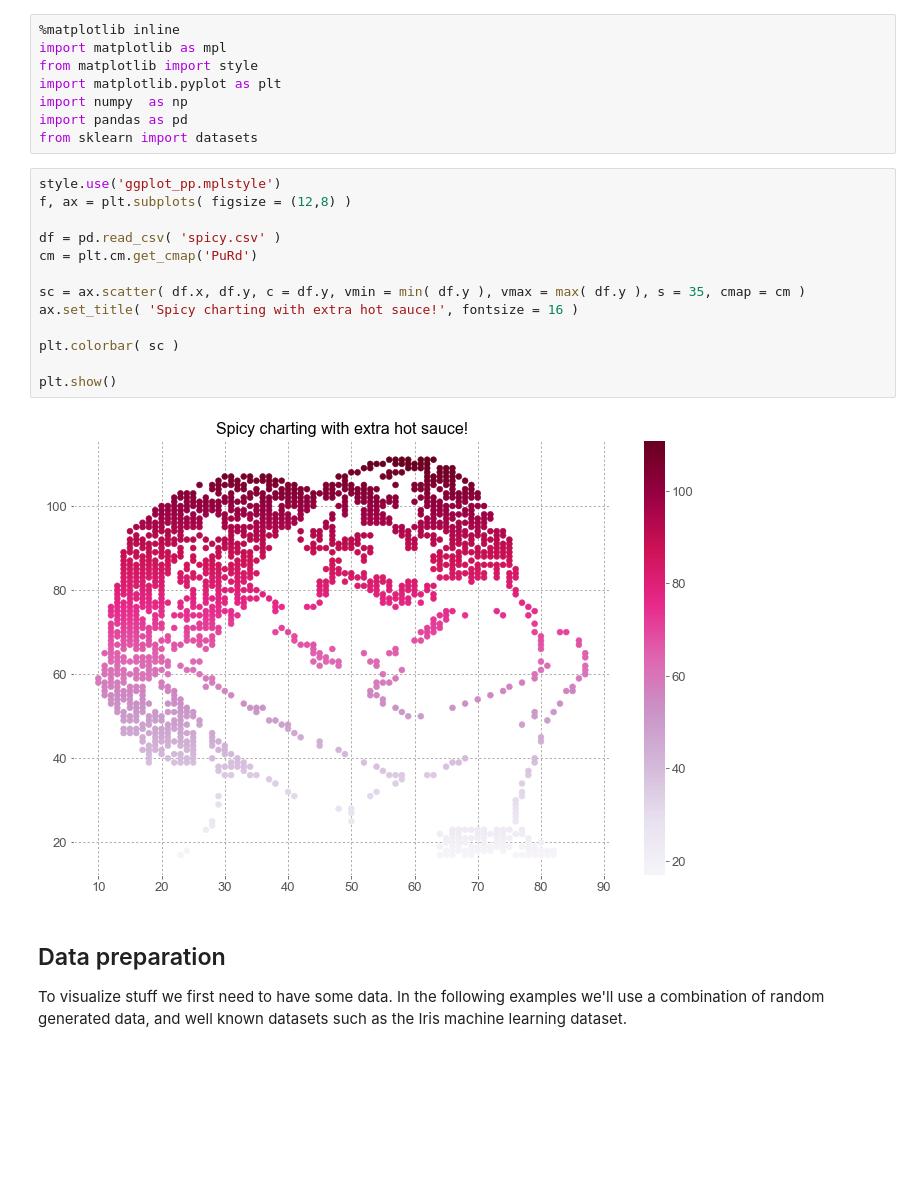
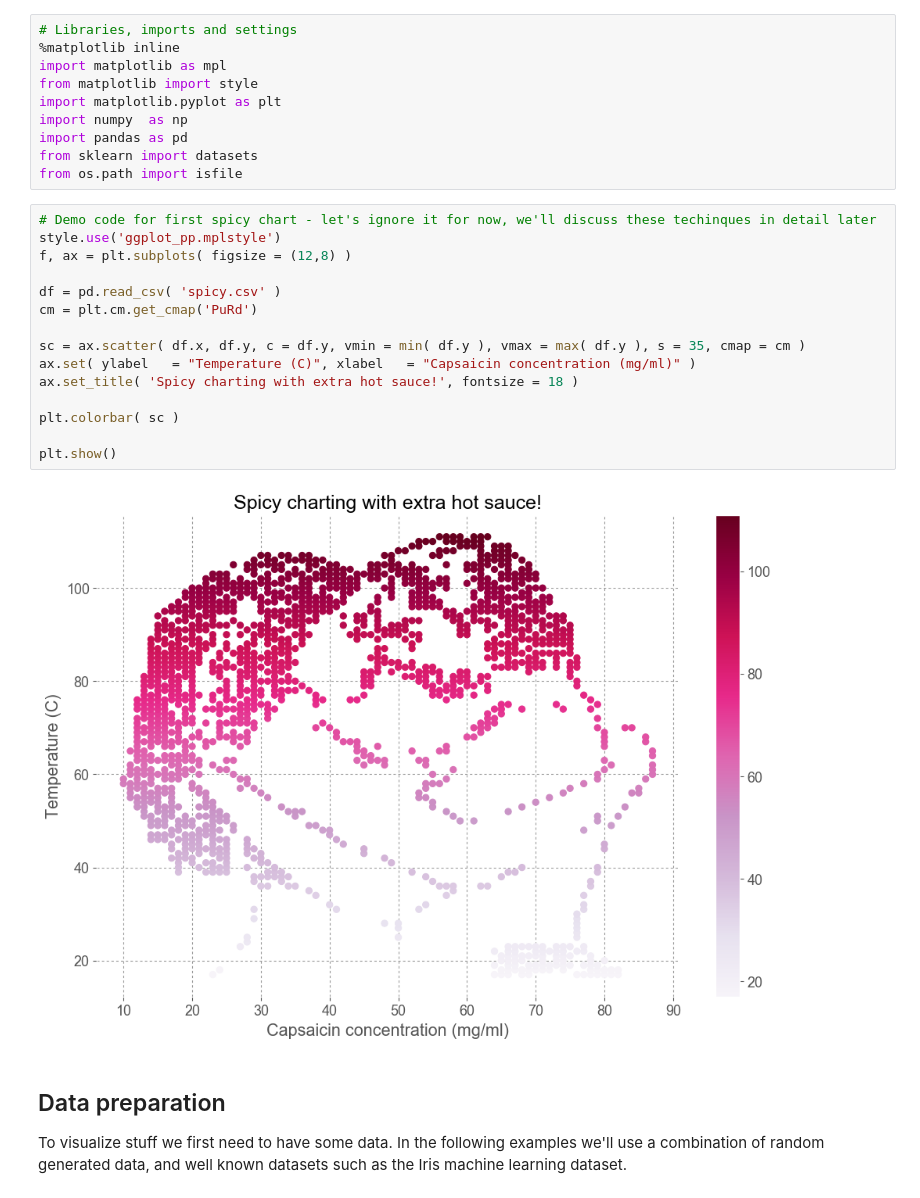
Before and after one commit to AlexandraLS1/pyconil_2017, a Jupyter notebook: PrettyPlotting.ipynb, the cells around one changed output. Saved outputs shown, nothing was run; the diff lists cells and outputs as text; blank space fills up the shorter version.

```diff
--- a/PrettyPlotting.ipynb
+++ b/PrettyPlotting.ipynb
@@ -1,4 +11,5 @@
 # %%
+# Libraries, imports and settings
 %matplotlib inline
 import matplotlib as mpl
 from matplotlib import style
@@ -6,21 +17,24 @@ import matplotlib.pyplot as plt
 import numpy  as np
 import pandas as pd
 from sklearn import datasets
+from os.path import isfile
 # %%
+# Demo code for first spicy chart - let's ignore it for now, we'll discuss these techinques in detail later
 style.use('ggplot_pp.mplstyle')
 f, ax = plt.subplots( figsize = (12,8) )
 
 df = pd.read_csv( 'spicy.csv' )
 cm = plt.cm.get_cmap('PuRd')
 
 sc = ax.scatter( df.x, df.y, c = df.y, vmin = min( df.y ), vmax = max( df.y ), s = 35, cmap = cm )
-ax.set_title( 'Spicy charting with extra hot sauce!', fontsize = 16 )
+ax.set( ylabel   = "Temperature (C)", xlabel   = "Capsaicin concentration (mg/ml)" )
+ax.set_title( 'Spicy charting with extra hot sauce!', fontsize = 18 )
 
 plt.colorbar( sc )
 
 plt.show()
 # %% [output]
-[figure, old version]
+[figure, new version]
 # %% [markdown]
 ## Data preparation
 
```
Also changed, not shown: parts of 13 cells of this notebook, 3 other files.
